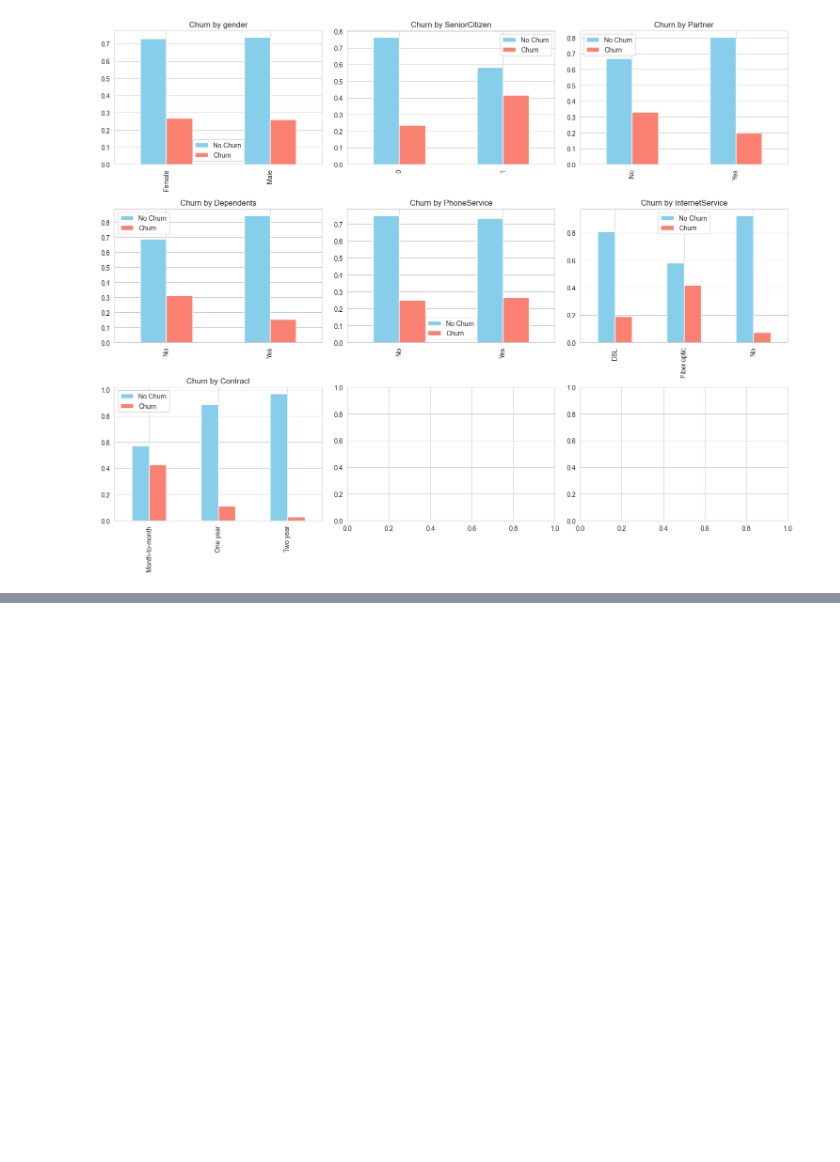
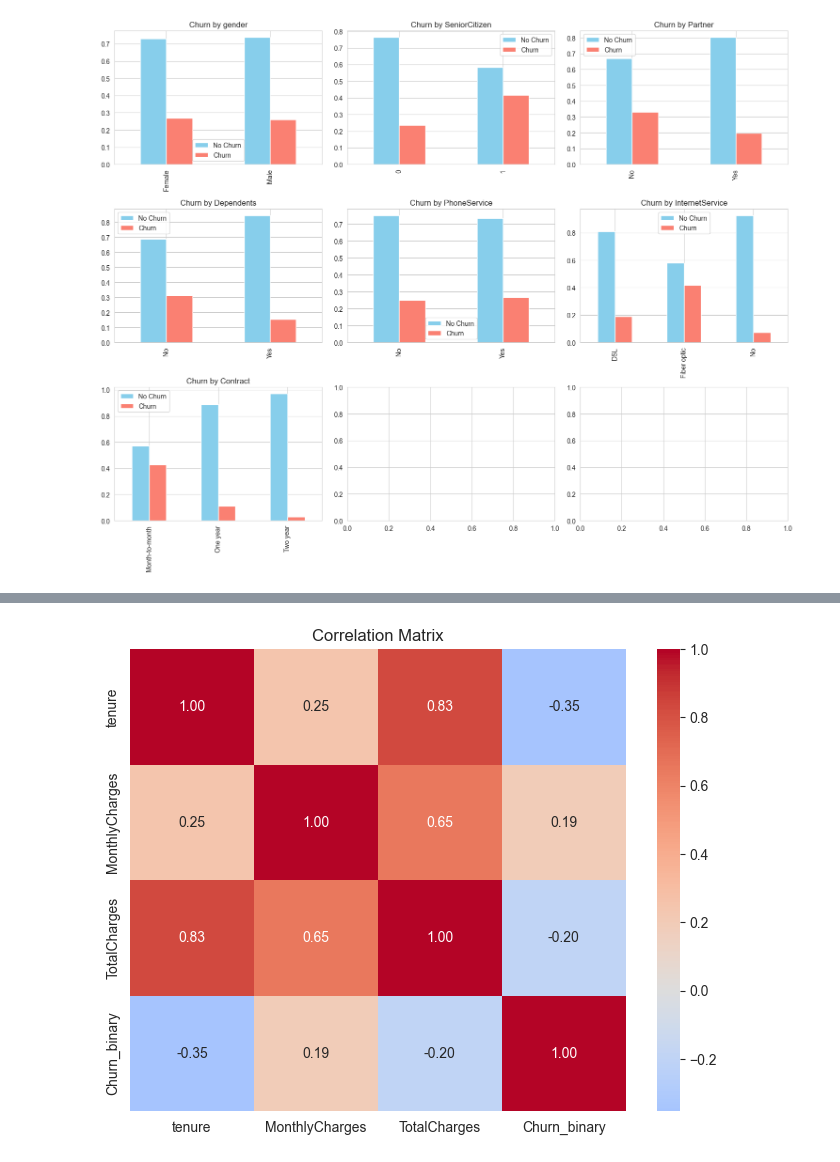
Before and after one commit to isumakm/Customer_Churn_Project, a Jupyter notebook: notebooks/01.eda.ipynb, the cells around one changed output, grey strips where cells are left out. Cells and saved outputs as stored; diff of their text form; code cells hidden in the pictures; blank space fills up the shorter version.

Commit message:
Correlation Analysis

```diff
--- a/notebooks/01.eda.ipynb
+++ b/notebooks/01.eda.ipynb
@@ -160,0 +164,13 @@ plt.show()
+# %%
+# Convert Churn to binary (Yes=1, No=0)
+df['Churn_binary'] = df['Churn'].map({'Yes': 1, 'No': 0})
+
+# Correlation matrix for numerical features
+corr_matrix = df[numerical_cols + ['Churn_binary']].corr()
+
+plt.figure(figsize=(8, 6))
+sns.heatmap(corr_matrix, annot=True, cmap='coolwarm', fmt='.2f', center=0)
+plt.title('Correlation Matrix')
+plt.show()
+# %% [output]
+[figure, added]
```
Also changed, not shown: parts of 1 cell of this notebook.
